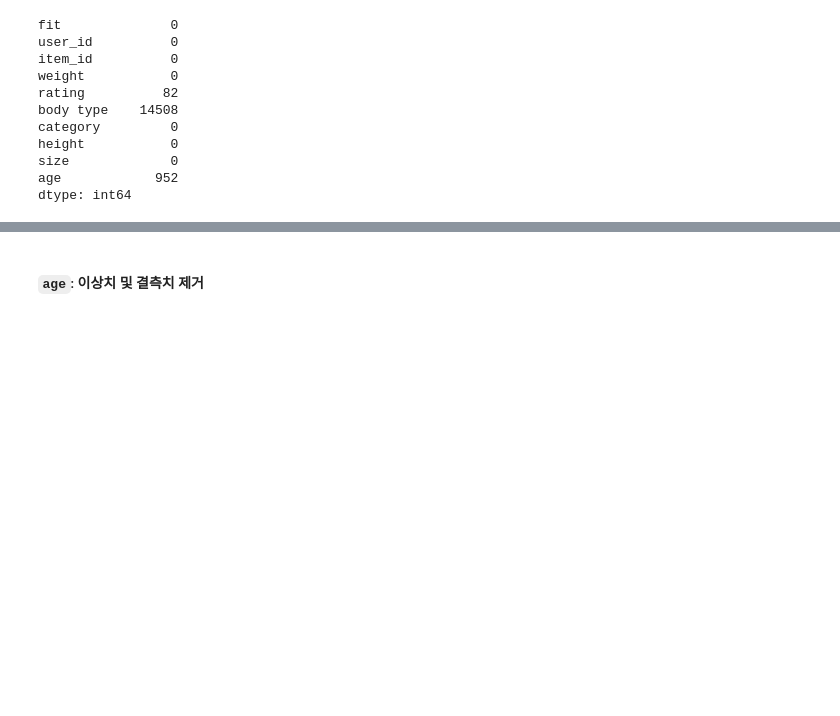
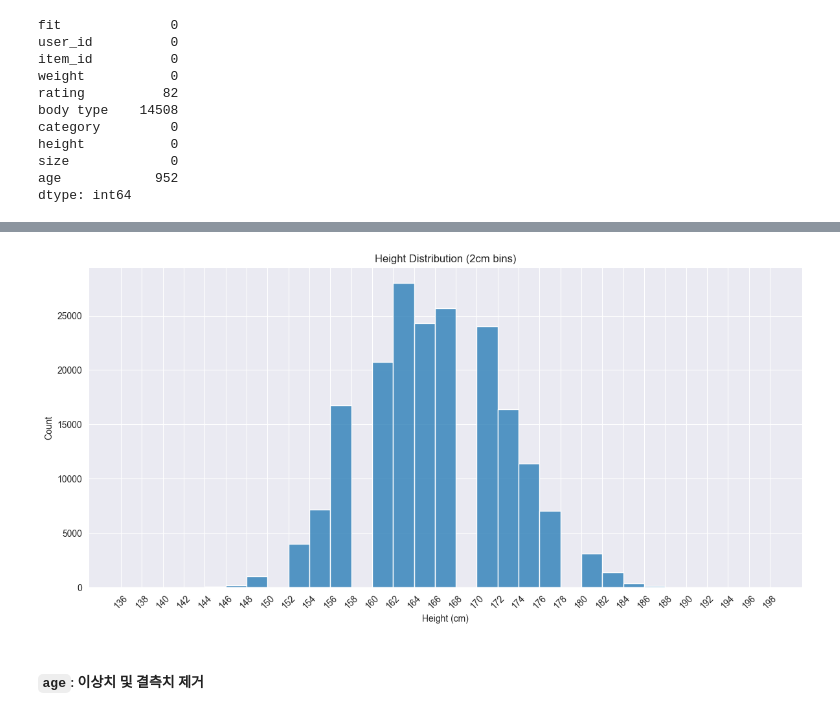
Before and after one commit to kimyelin0506/Toy3_AI, a Jupyter notebook: moon/test3.ipynb, the cells around one changed output, grey strips where cells are left out. Cells and saved outputs as stored; diff of their text form; code cells hidden in the pictures; blank space fills up the shorter version.

```diff
--- a/moon/test3.ipynb
+++ b/moon/test3.ipynb
@@ -159,3 +209,21 @@ dtype: int64
+# %%
+# 2cm 간격의 bin 정의
+bin_edges = np.arange(start=int(data['height'].min() // 2 * 2),
+                          stop=int(data['height'].max() // 2 * 2 + 2),
+                          step=2)
+
+# 히스토그램 시각화
+plt.figure(figsize=(12, 6))
+sns.histplot(data['height'], bins=bin_edges, kde=False)
+plt.title("Height Distribution (2cm bins)")
+plt.xlabel("Height (cm)")
+plt.ylabel("Count")
+plt.xticks(bin_edges, rotation=45)
+plt.grid(True, axis='y')
+plt.tight_layout()
+plt.show()
+# %% [output]
+[figure, added]
 # %% [markdown]
 #### `age`: 이상치 및 결측치 제거
 # %%
```
Also changed, not shown: parts of 22 cells of this notebook, 1 other file.
